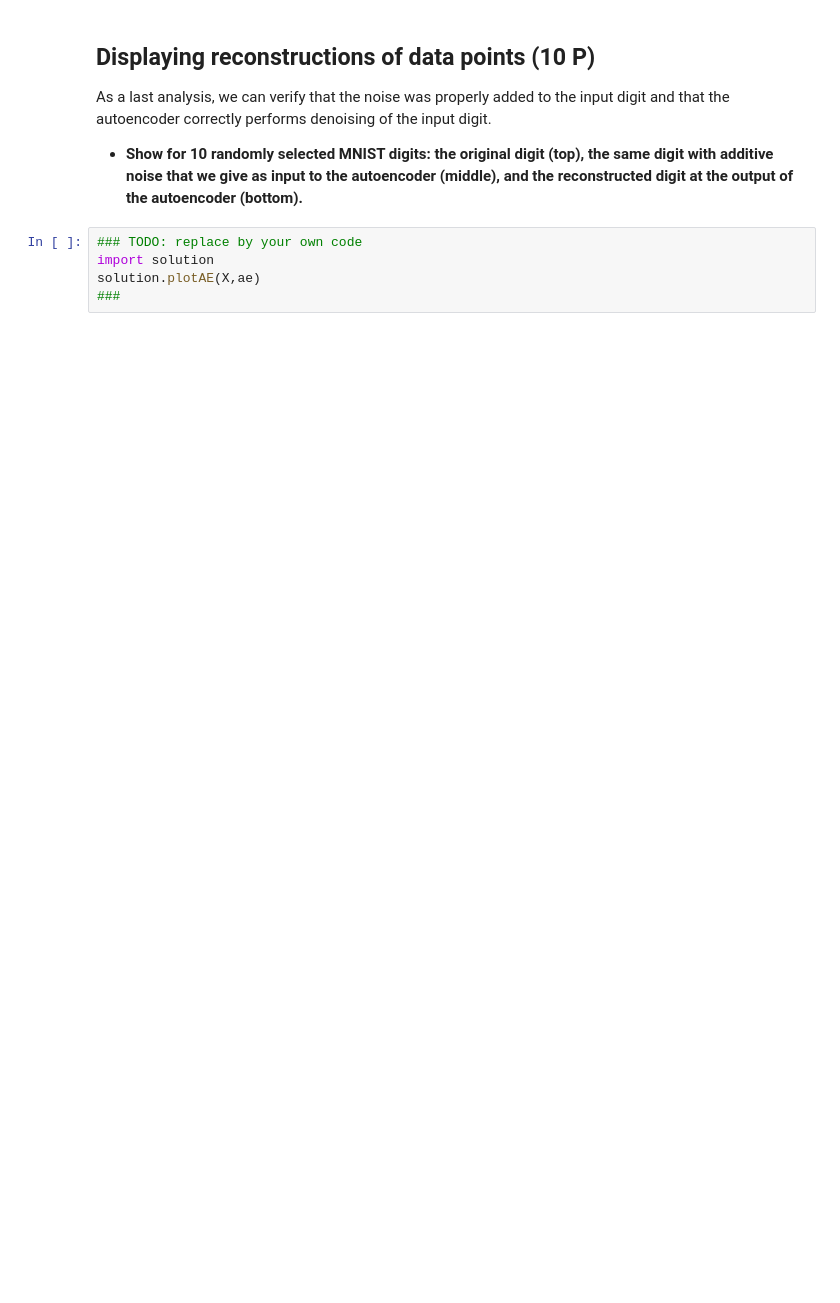
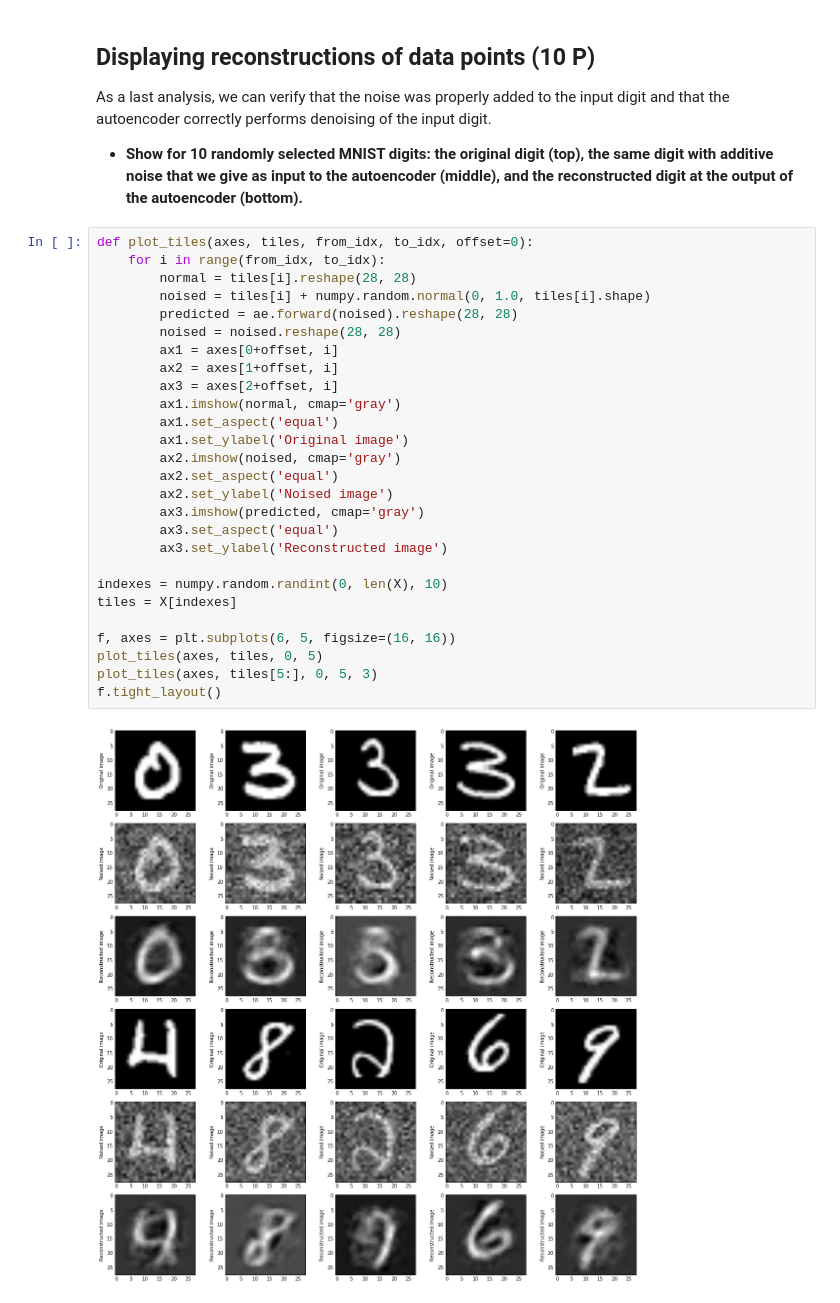
Before and after one commit to HeavyPanda/ml2, a Jupyter notebook: sheet04/sheet04_mario.ipynb, the cells around one changed output. Saved outputs shown, nothing was run; the diff lists cells and outputs as text; blank space fills up the shorter version.

```diff
--- a/sheet04/sheet04_mario.ipynb
+++ b/sheet04/sheet04_mario.ipynb
@@ -145,8 +171,32 @@ solution.plotV(ae.V)
 As a last analysis, we can verify that the noise was properly added to the input digit and that the autoencoder correctly performs denoising of the input digit.
 
 * **Show for 10 randomly selected MNIST digits: the original digit (top), the same digit with additive noise that we give as input to the autoencoder (middle), and the reconstructed digit at the output of the autoencoder (bottom).**
-# %%
-### TODO: replace by your own code
-import solution
-solution.plotAE(X,ae)
-###
+# %%
+def plot_tiles(axes, tiles, from_idx, to_idx, offset=0):
+    for i in range(from_idx, to_idx):
+        normal = tiles[i].reshape(28, 28)
+        noised = tiles[i] + numpy.random.normal(0, 1.0, tiles[i].shape)
+        predicted = ae.forward(noised).reshape(28, 28)
+        noised = noised.reshape(28, 28)
+        ax1 = axes[0+offset, i]
+        ax2 = axes[1+offset, i]
+        ax3 = axes[2+offset, i]
+        ax1.imshow(normal, cmap='gray')
+        ax1.set_aspect('equal')
+        ax1.set_ylabel('Original image')
+        ax2.imshow(noised, cmap='gray')
+        ax2.set_aspect('equal')
+        ax2.set_ylabel('Noised image')
+        ax3.imshow(predicted, cmap='gray')
+        ax3.set_aspect('equal')
+        ax3.set_ylabel('Reconstructed image')
+
+indexes = numpy.random.randint(0, len(X), 10)
+tiles = X[indexes]
+
+f, axes = plt.subplots(6, 5, figsize=(16, 16))
+plot_tiles(axes, tiles, 0, 5)
+plot_tiles(axes, tiles[5:], 0, 5, 3)
+f.tight_layout()
+# %% [output]
+[figure, added]
```
Also changed, not shown: parts of 9 cells of this notebook.
